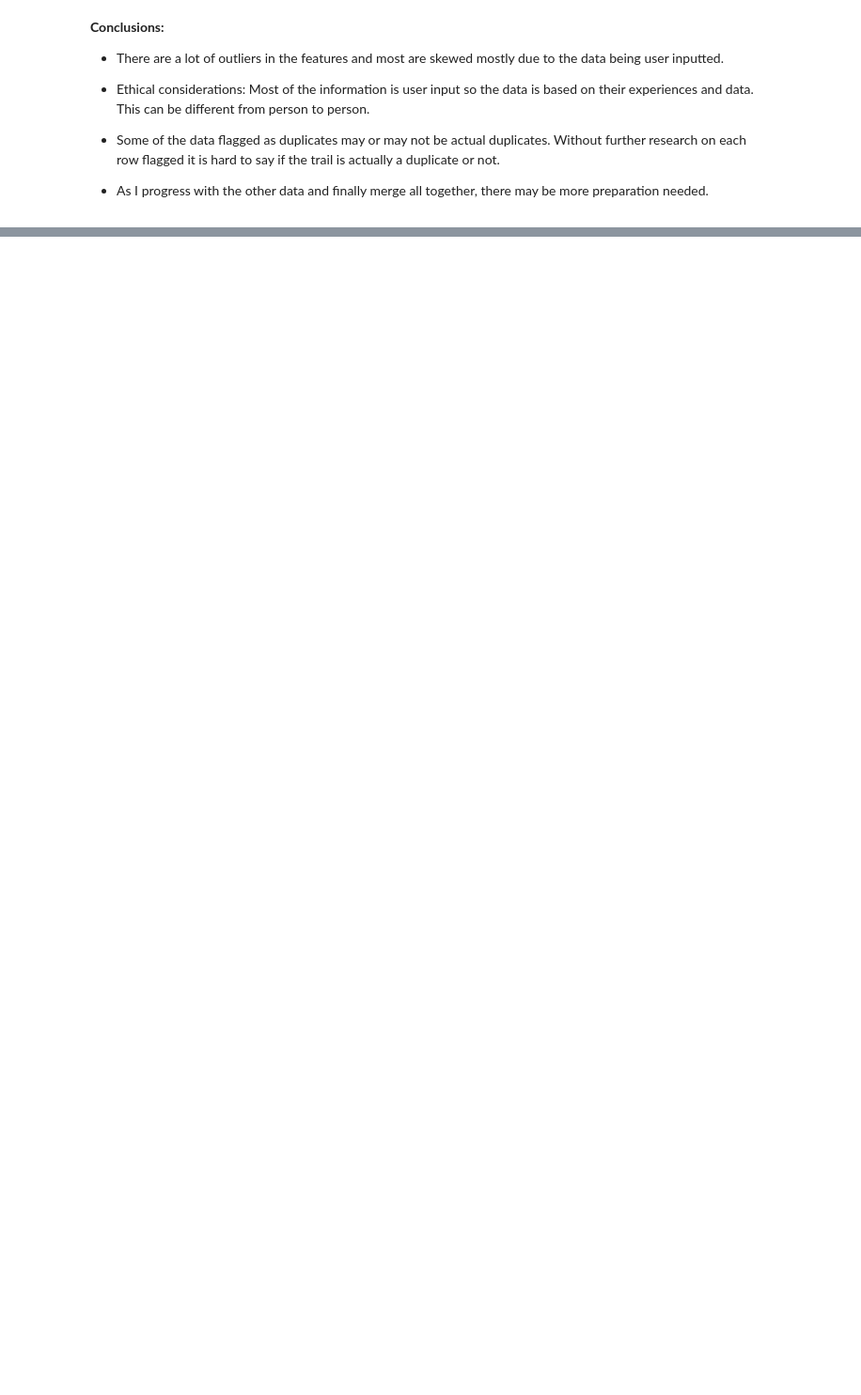
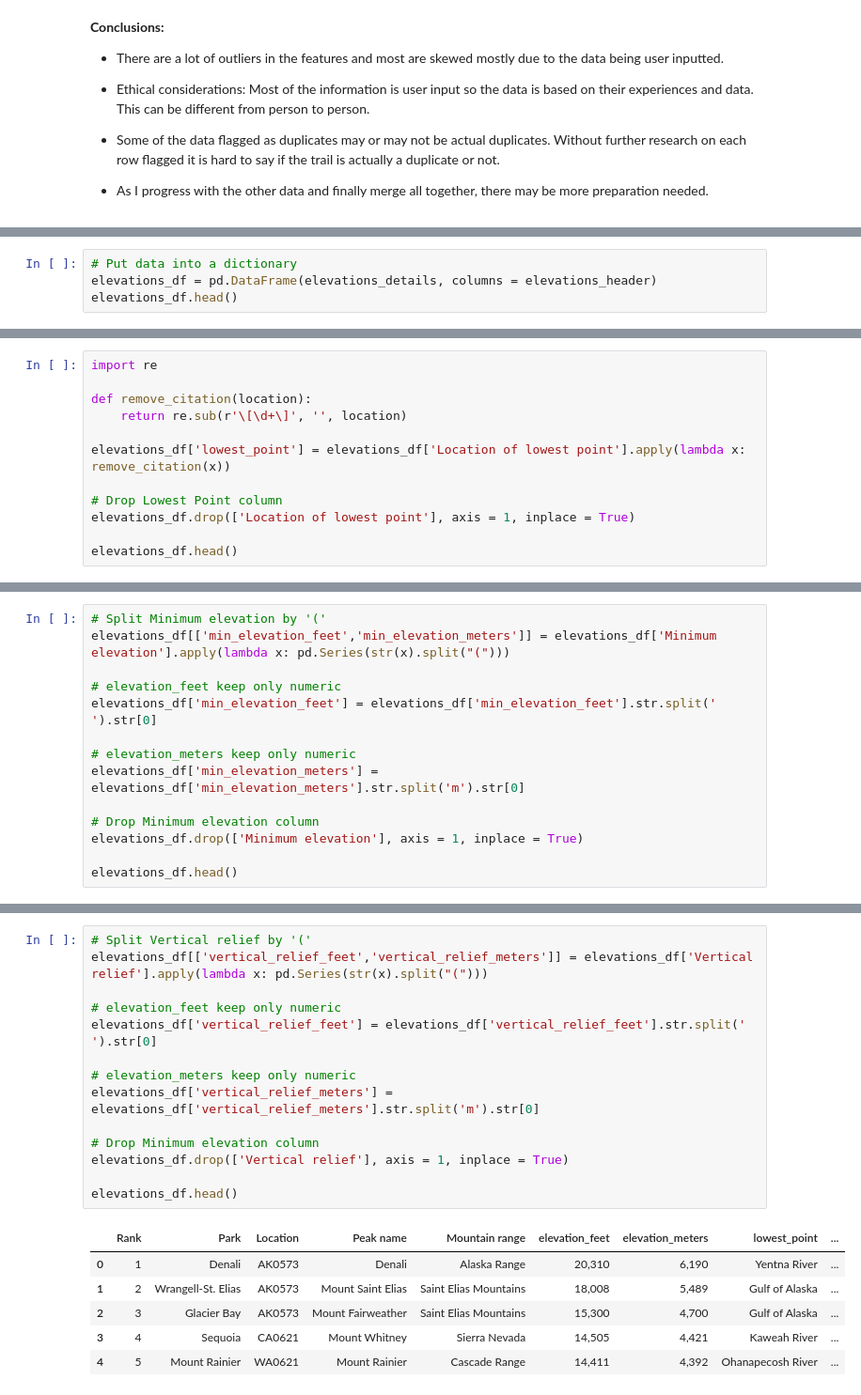
Before and after one commit to catie-williams/bu-dsc, a Jupyter notebook: DSC540/Term Paper/Term_Project_CableKimberly.ipynb, the cells around one changed output, grey strips where cells are left out. Shown: that part at 94% size. Drawn from its saved outputs; the diff is of its cells as text; blank space fills up the shorter version.

```diff
--- a/DSC540/Term Paper/Term_Project_CableKimberly.ipynb
+++ b/DSC540/Term Paper/Term_Project_CableKimberly.ipynb
@@ -614,0 +672,4 @@ trails_cleaned.head()
+# %%
+# Put data into a dictionary
+elevations_df = pd.DataFrame(elevations_details, columns = elevations_header)
+elevations_df.head()
@@ -614,0 +708,12 @@ trails_cleaned.head()
+# %%
+import re
+
+def remove_citation(location):
+    return re.sub(r'\[\d+\]', '', location)
+
+elevations_df['lowest_point'] = elevations_df['Location of lowest point'].apply(lambda x: remove_citation(x))
+
+# Drop Lowest Point column
+elevations_df.drop(['Location of lowest point'], axis = 1, inplace = True)
+
+elevations_df.head()
@@ -614,0 +729,14 @@ trails_cleaned.head()
+# %%
+# Split Minimum elevation by '('
+elevations_df[['min_elevation_feet','min_elevation_meters']] = elevations_df['Minimum elevation'].apply(lambda x: pd.Series(str(x).split("(")))
+
+# elevation_feet keep only numeric
+elevations_df['min_elevation_feet'] = elevations_df['min_elevation_feet'].str.split(' ').str[0]
+
+# elevation_meters keep only numeric
+elevations_df['min_elevation_meters'] = elevations_df['min_elevation_meters'].str.split('m').str[0]
+
+# Drop Minimum elevation column
+elevations_df.drop(['Minimum elevation'], axis = 1, inplace = True)
+
+elevations_df.head()
@@ -614,0 +752,21 @@ trails_cleaned.head()
+# %%
+# Split Vertical relief by '('
+elevations_df[['vertical_relief_feet','vertical_relief_meters']] = elevations_df['Vertical relief'].apply(lambda x: pd.Series(str(x).split("(")))
+
+# elevation_feet keep only numeric
+elevations_df['vertical_relief_feet'] = elevations_df['vertical_relief_feet'].str.split(' ').str[0]
+
+# elevation_meters keep only numeric
+elevations_df['vertical_relief_meters'] = elevations_df['vertical_relief_meters'].str.split('m').str[0]
+
+# Drop Minimum elevation column
+elevations_df.drop(['Vertical relief'], axis = 1, inplace = True)
+
+elevations_df.head()
+# %% [output]
+|  | Rank | Park | Location | Peak name | Mountain range | elevation_feet | elevation_meters | lowest_point | ... |
+| 0 | 1 | Denali | AK0573 | Denali | Alaska Range | 20,310 | 6,190 | Yentna River | ... |
+| 1 | 2 | Wrangell-St. Elias | AK0573 | Mount Saint Elias | Saint Elias Mountains | 18,008 | 5,489 | Gulf of Alaska | ... |
+| 2 | 3 | Glacier Bay | AK0573 | Mount Fairweather | Saint Elias Mountains | 15,300 | 4,700 | Gulf of Alaska | ... |
+| 3 | 4 | Sequoia | CA0621 | Mount Whitney | Sierra Nevada | 14,505 | 4,421 | Kaweah River | ... |
+| 4 | 5 | Mount Rainier | WA0621 | Mount Rainier | Cascade Range | 14,411 | 4,392 | Ohanapecosh River | ... |
```
Also changed, not shown: parts of 42 cells of this notebook, 4 other files.
